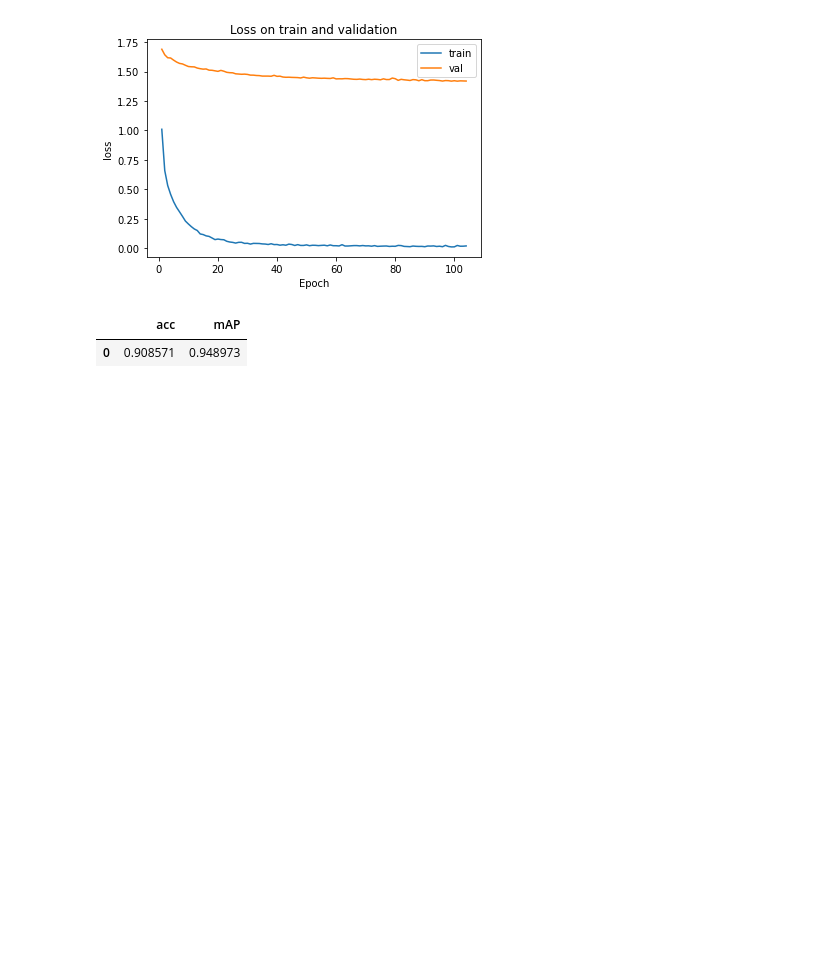
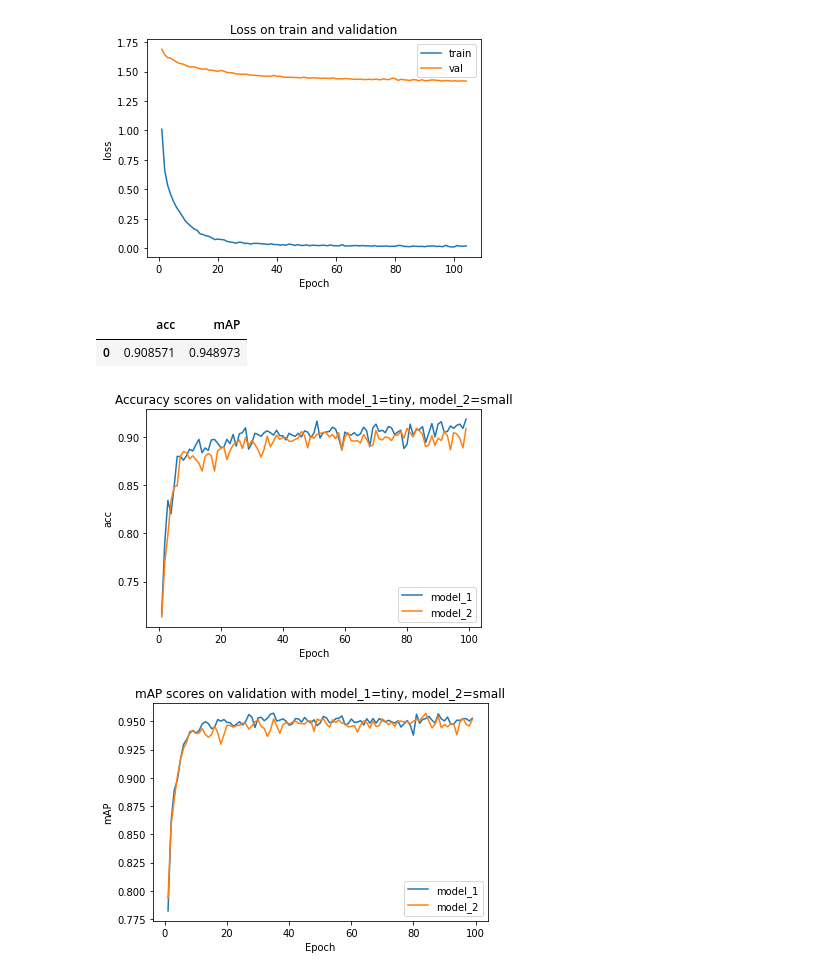
Before and after one commit to Killian-Susini/Proj_Deep, a Jupyter notebook: deep_learning_AST.ipynb, the cells around one changed output. Saved outputs shown, nothing was run; the diff lists cells and outputs as text; code cells hidden in the pictures; blank space fills up the shorter version.

```diff
--- a/deep_learning_AST.ipynb
+++ b/deep_learning_AST.ipynb
@@ -639,3 +716,35 @@ df_test[['acc', 'mAP']]
 # %% [output]
 |  | acc | mAP |
 | 0 | 0.908571 | 0.948973 |
+# %%
+def plot_training_compare(results_1, results_2, title_append='model_1=tiny, model_2=small'):
+  x = results_2['epoch'].values
+
+  acc_1 = results_1['acc'].values[:len(x)]
+  acc_2 = results_2['acc'].values[:len(x)]
+  plt.plot(x, acc_1, label='model_1')
+  plt.plot(x, acc_2, label='model_2')
+  plt.title(f"Accuracy scores on validation with {title_append}")
+  plt.xlabel("Epoch")
+  plt.ylabel("acc")
+  plt.legend()
+  plt.show()
+
+  mAP_1 = results_1['mAP'].values[:len(x)]
+  mAP_2 = results_2['mAP'].values[:len(x)]
+  plt.plot(x, mAP_1, label='model_1')
+  plt.plot(x, mAP_2, label='model_2')
+  plt.title(f"mAP scores on validation with {title_append}")
+  plt.xlabel("Epoch")
+  plt.ylabel("mAP")
+  plt.legend()
+  plt.show()
+# %%
+output_dir_1 = '/content/drive/MyDrive/colab_notebooks/deep_learning/deep_learning_project/output/19-01-2022_21:28:23/results.csv'
+output_dir_2 = '/content/drive/MyDrive/colab_notebooks/deep_learning/deep_learning_project/output/21-01-2022_13:24:35/results.csv'
+results_1 = pd.read_csv(output_dir_1)
+results_2 = pd.read_csv(output_dir_2)
+plot_training_compare(results_1, results_2)
+# %% [output]
+[figure, added]
+[figure, added]
```
Also changed, not shown: parts of 10 cells of this notebook.
